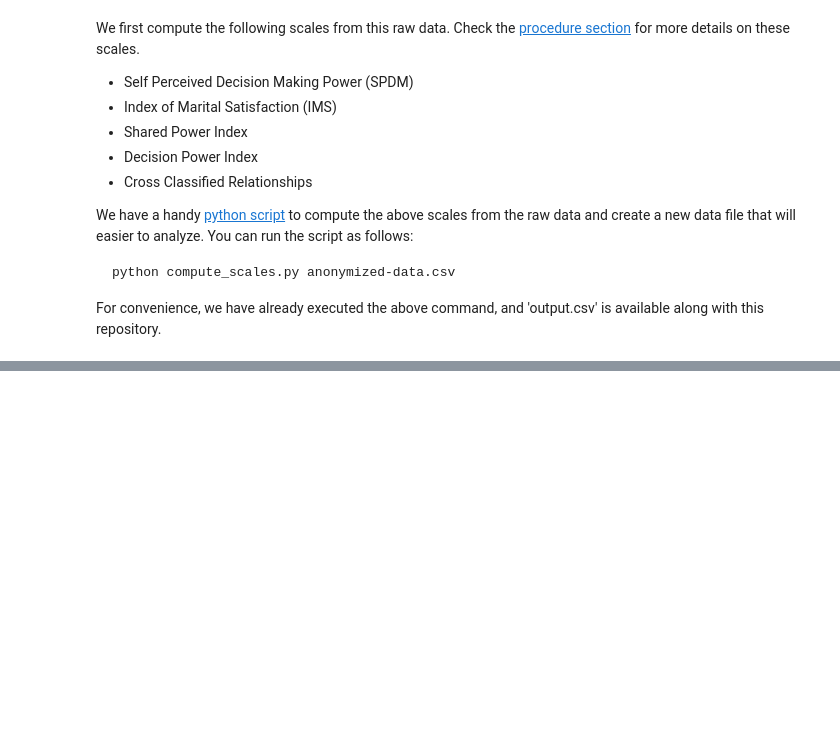
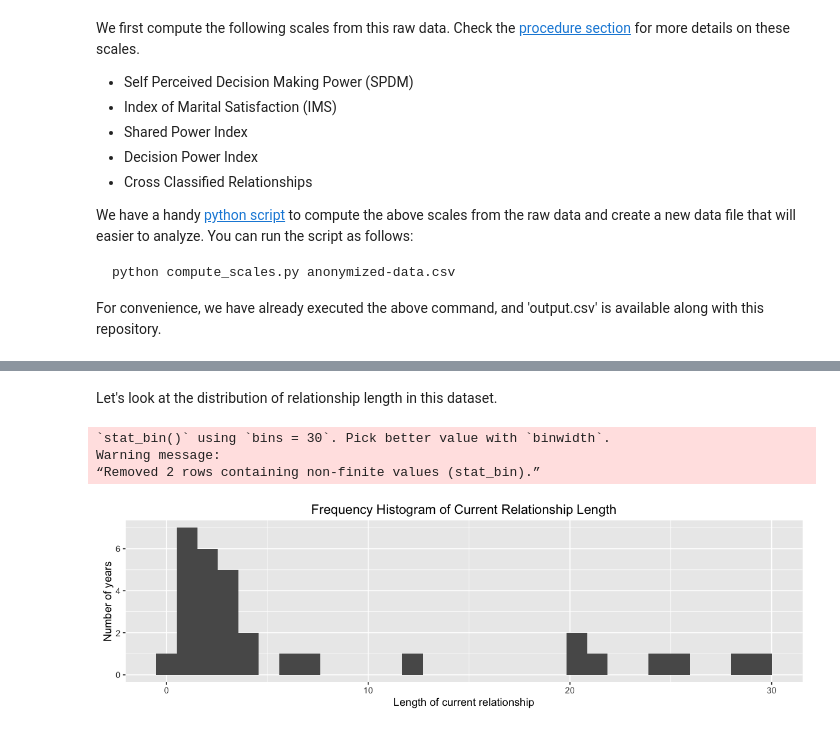
Before and after one commit to sruthipeter/gender-stereotypes, a Jupyter notebook: gender-stereotypes.ipynb, the cells around one changed output, grey strips where cells are left out. Cells and saved outputs as stored; diff of their text form; code cells hidden in the pictures; blank space fills up the shorter version.

```diff
--- a/gender-stereotypes.ipynb
+++ b/gender-stereotypes.ipynb
@@ -33,0 +74,10 @@ data <- read.csv(file='output.csv', head=TRUE)
+# %% [markdown]
+Let's look at the distribution of relationship length in this dataset.
+# %%
+# Plot frequency histogram for length of relationship
+qplot(current_relationship_length, data=data_non_zero_r_length, geom="histogram") + ggtitle('Frequency Histogram of Current Relationship Length') + xlab('Length of current relationship') + ylab('Number of years')
+# %% [output]
+`stat_bin()` using `bins = 30`. Pick better value with `binwidth`.
+Warning message:
+“Removed 2 rows containing non-finite values (stat_bin).”
+[figure, added]
```
Also changed, not shown: parts of 10 cells of this notebook, 1 other file.
